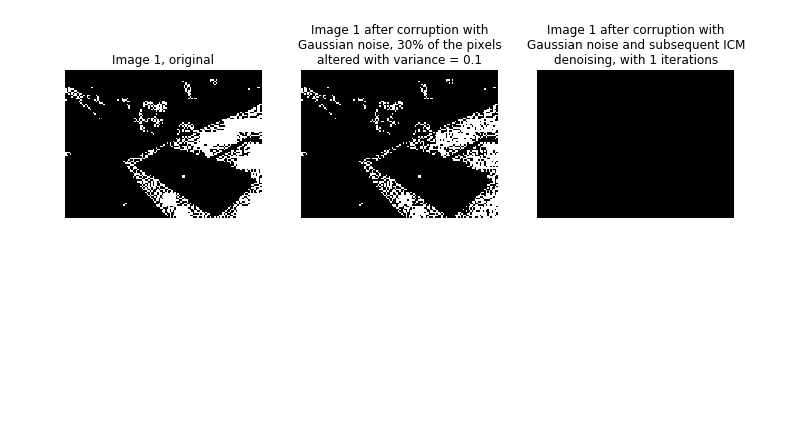
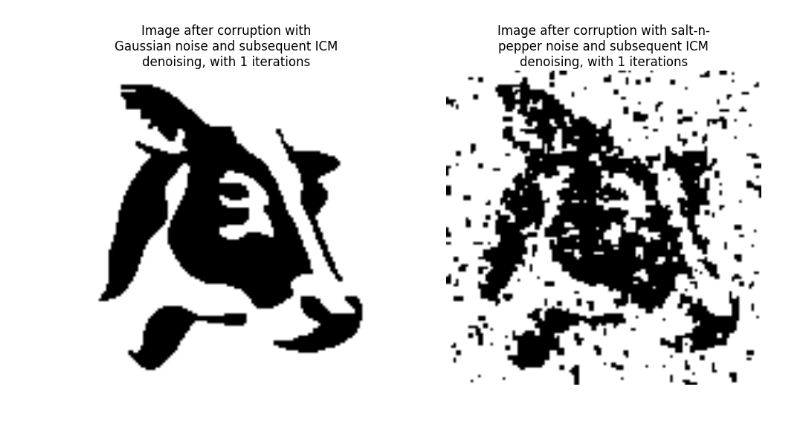
Before and after one commit to ellisp97/machine-learning-2, a Jupyter notebook: code/Untitled.ipynb, the cells around one changed output. Cells and saved outputs as stored; diff of their text form; code cells hidden in the pictures; blank space fills up the shorter version.

```diff
--- a/code/Untitled.ipynb
+++ b/code/Untitled.ipynb
@@ -31,14 +31,14 @@ def shrink_corrupt_images(image, prop, varSigma):
     return image, image_G, image_S
 
 def create_corrupt_titles(prop, varSigma, num):
-    title1 = "Image " + str(num) +", original"
-    title2 = "Image " + str(num) +" after corruption with Gaussian noise, " + str(int(100*prop)) + "% of the pixels altered with variance = " + str(varSigma)
-    title3 = "Image " + str(num) +" after corruption with salt-n-pepper noise, " + str(int(100*prop)) + "% of the pixels altered"
+    title1 = "Image, original"
+    title2 = "Image after corruption with Gaussian noise, " + str(int(100*prop)) + "% of the pixels altered with variance = " + str(varSigma)
+    title3 = "Image after corruption with salt-n-pepper noise, " + str(int(100*prop)) + "% of the pixels altered"
     return title1, title2, title3
 
 def create_denoise_titles(num, iterations):
-    title1 = "Image " + str(num) +" after corruption with Gaussian noise and subsequent ICM denoising, with " + str(iterations) + " iterations"
-    title2 = "Image " + str(num) +" after corruption with salt-n-pepper noise and subsequent ICM denoising, with " + str(iterations) + " iterations"
+    title1 = "Image after corruption with Gaussian noise and subsequent ICM denoising, with " + str(iterations) + " iterations"
+    title2 = "Image after corruption with salt-n-pepper noise and subsequent ICM denoising, with " + str(iterations) + " iterations"
     return title1, title2
 
 def display_three_images(image1, title1, image2, title2, image3, title3):
@@ -77,7 +77,7 @@ def save_three_images(image1, title1, image2, title2, image3, title3, fpath):
     ax3.axis('off')
     ax3.imshow(image3,cmap='gray')
 
-    plt.savefig(fpath)
+    plt.savefig(fpath,bbox_inches='tight')
 # %%
 # proportion of pixels to alter
 prop = 0.3
@@ -105,3 +106,8 @@ Use ``imageio.imread`` instead.
+# %%
+from numpy import genfromtxt
+im4 = genfromtxt('im4.csv', delimiter =',')
+im4_G = genfromtxt('im4_G.csv', delimiter =',')
+im4_S = genfromtxt('im4_S.csv', delimiter =',')
 # %%
 def neighbours(i,j,M,N,size=4):
     if size==4:
@@ -432,30 +327,65 @@ def ICM2(image, wHigh, wLow, nSize, lim, display):
 # %%
-wHigh = 3
-wLow = 0.002
+wHigh = 1
+wLow = 1
 nSize = 4
+
+# im4_G_denoised = ICM2Saver(im4_G, wHigh, wLow, nSize, 5, 'G')
+# im4_S_denoised = ICM2Saver(im4_S, wHigh, wLow, nSize, 5, 'S')
+
 for iters in range(5):
     iters += 1
 
-    im1_G_denoised = ICM2(im1_G, wHigh, wLow, nSize, iters, display = False)
-    im1_S_denoised = ICM2(im1_S, wHigh, wLow, nSize, iters, display = False)
-    im1_G_denoised_title, im1_S_denoised_title = create_denoise_titles(1, iters)
+#     im1_G_denoised = ICM2(im1_G, wHigh, wLow, nSize, iters, display = False)
+#     im1_S_denoised = ICM2(im1_S, wHigh, wLow, nSize, iters, display = False)
+#     im1_G_denoised_title, im1_S_denoised_title = create_denoise_titles(1, iters)
 
-    im2_G_denoised = ICM2(im2_G, wHigh, wLow, nSize, iters, display = False)
-    im2_S_denoised = ICM2(im2_S, wHigh, wLow, nSize, iters, display = False)
-    im2_G_denoised_title, im2_S_denoised_title = create_denoise_titles(2, iters)
+#     im2_G_denoised = ICM2(im2_G, wHigh, wLow, nSize, iters, display = False)
+#     im2_S_denoised = ICM2(im2_S, wHigh, wLow, nSize, iters, display = False)
+#     im2_G_denoised_title, im2_S_denoised_title = create_denoise_titles(2, iters)
 
-#     t1 = "../images/im1_g_ICM_non_random" + str(iters)
-#     t2 = "../images/im1_s_ICM_non_random" + str(iters)
-#     t3 = "../images/im2_g_ICM_non_random" + str(iters)
-#     t4 = "../images/im2_s_ICM_non_random" + str(iters)
+#     im3_G_denoised = ICM2(im3_G, wHigh, wLow, nSize, iters, display = False)
+#     im3_S_denoised = ICM2(im3_S, wHigh, wLow, nSize, iters, display = False)
+#     im3_G_denoised_title, im3_S_denoised_title = create_denoise_titles(3, iters)
+
+    im4_G_denoised = ICM2(im4_G, wHigh, wLow, nSize, iters, display = False)
+    im4_S_denoised = ICM2(im4_S, wHigh, wLow, nSize, iters, display = False)
+    im4_G_denoised_title, im4_S_denoised_title = create_denoise_titles(4, iters)
+
+    t1 = "../images/q1/im1_g_ICM_non_random" + str(iters)
+    t2 = "../images/q1/im1_s_ICM_non_random" + str(iters)
+    t3 = "../images/q1/im2_g_ICM_non_random" + str(iters)
+    t4 = "../images/q1/im2_s_ICM_non_random" + str(iters)
+    t5 = "../images/q1/im3_g_ICM_non_random" + str(iters)
+    t6 = "../images/q1/im3_s_ICM_non_random" + str(iters)
+    t7 = "../images/q1/im4_g_ICM_non_random" + str(iters)
+    t8 = "../images/q1/im4_s_ICM_non_random" + str(iters)
 
 #     save_three_images(im1, im1_title1, im1_G, im1_title2, im1_G_denoised, im1_G_denoised_title, t1)
 #     save_three_images(im1, im1_title1, im1_S, im1_title3, im1_S_denoised, im1_S_denoised_title, t2)
 #     save_three_images(im2, im2_title1, im2_G, im2_title2, im2_G_denoised, im2_G_denoised_title, t3)
 #     save_three_images(im2, im2_title1, im2_S, im2_title3, im2_S_denoised, im2_S_denoised_title, t4)
+#     save_three_images(im3, im3_title1, im3_G, im3_title2, im3_G_denoised, im3_G_denoised_title, t5)
+#     save_three_images(im3, im3_title1, im3_S, im3_title3, im3_S_denoised, im3_S_denoised_title, t6)
 
-    display_three_images(im1, im1_title1, im1_G, im1_title2, im1_G_denoised, im1_G_denoised_title)
-    display_three_images(im1, im1_title1, im1_S, im1_title3, im1_S_denoised, im1_S_denoised_title)
-    display_three_images(im2, im2_title1, im2_G, im2_title2, im2_G_denoised, im2_G_denoised_title)
-    display_three_images(im2, im2_title1, im2_S, im2_title3, im2_S_denoised, im2_S_denoised_title)
+#     display_three_images(im1, im1_title1, im1_G, im1_title2, im1_G_denoised, im1_G_denoised_title)
+#     display_three_images(im1, im1_title1, im1_S, im1_title3, im1_S_denoised, im1_S_denoised_title)
+#     display_three_images(im2, im2_title1, im2_G, im2_title2, im2_G_denoised, im2_G_denoised_title)
+#     display_three_images(im2, im2_title1, im2_S, im2_title3, im2_S_denoised, im2_S_denoised_title)
+#     display_three_images(im3, im3_title1, im3_G, im3_title2, im3_G_denoised, im3_G_denoised_title)
+#     display_three_images(im3, im3_title1, im3_S, im3_title3, im3_S_denoised, im3_S_denoised_title)
+
+    title1, title2 = create_denoise_titles(4, iters)
+    fpath = "../images/q1/im4_GS_ICM_" + str(iters)
+    fig = plt.figure(figsize=(12, 8))
+    ax1 = fig.add_subplot(121)
+    ax1.set_title("\n".join(wrap(title1, 35)))
+    ax1.axis('off')
+    ax1.imshow(im4_G_denoised,cmap='gray')
+
+    ax2 = fig.add_subplot(122)
+    ax2.set_title("\n".join(wrap(title2, 35)))
+    ax2.axis('off')
+    ax2.imshow(im4_S_denoised,cmap='gray')
+
+    plt.savefig(fpath,bbox_inches='tight')
 # %% [output]
@@ -486 +409 @@ bailing early, no changes made
-[figure, old version]
+[figure, new version]
```
Also changed, not shown: parts of 6 cells of this notebook, 1 other file.
